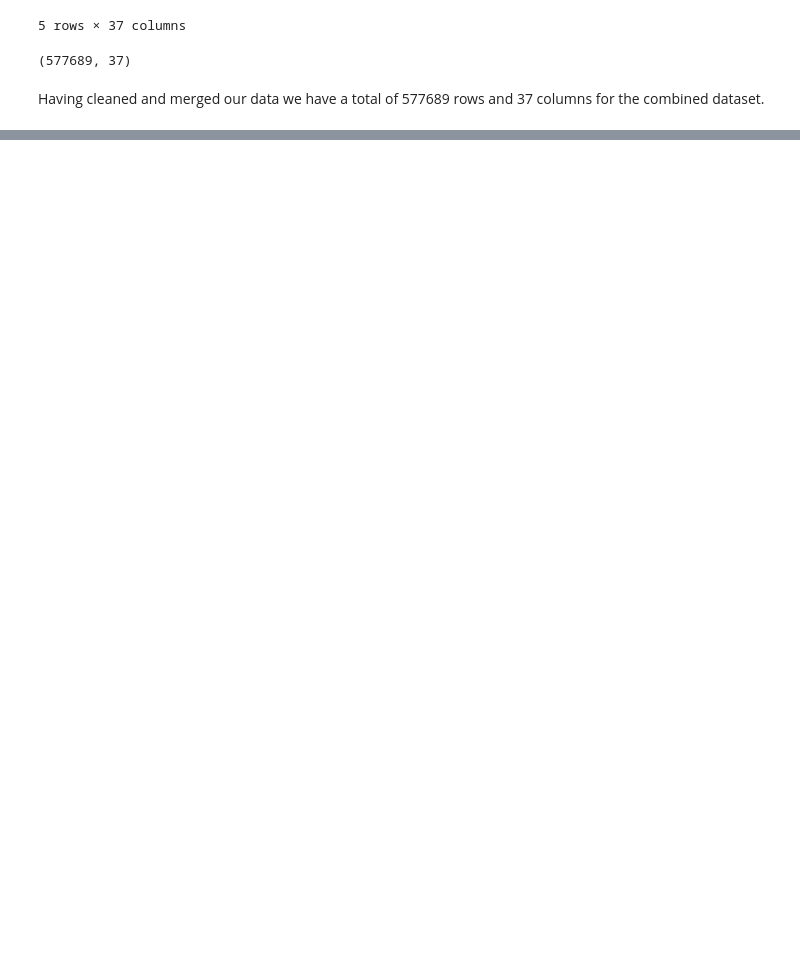
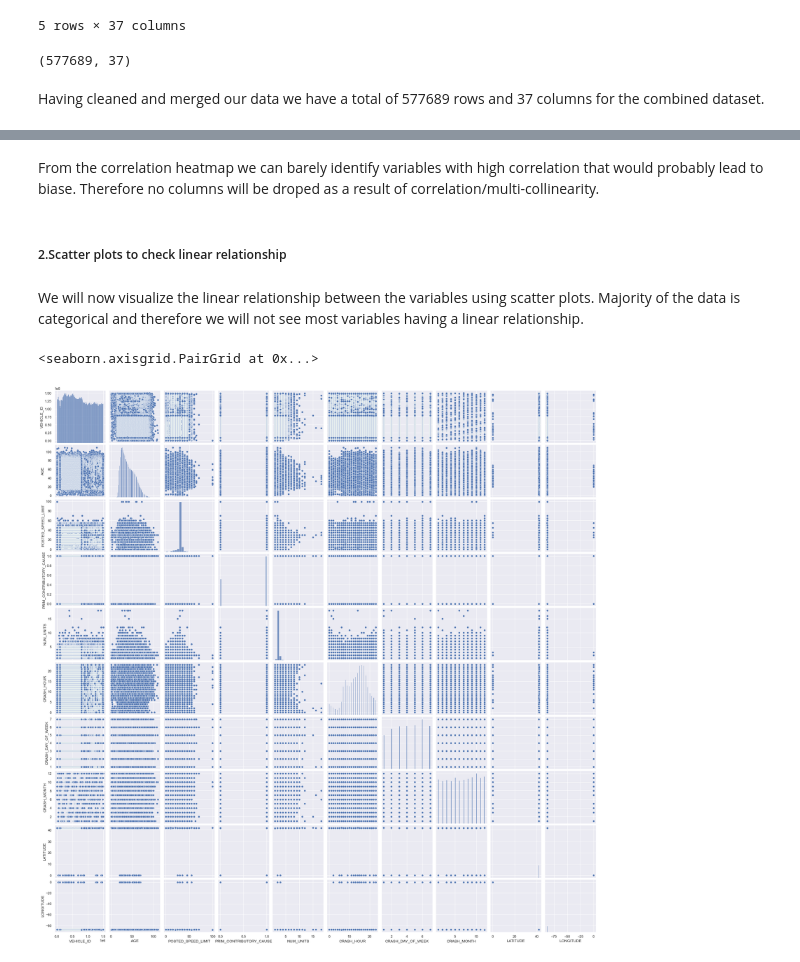
Before and after one commit to JIMWAMAE/Chicago_car_crashes_project, a Jupyter notebook: index.ipynb, the cells around one changed output, grey strips where cells are left out. Cells and saved outputs as stored; diff of their text form; code cells hidden in the pictures; blank space fills up the shorter version.

```diff
--- a/index.ipynb
+++ b/index.ipynb
@@ -440,0 +663,2 @@ Having cleaned and merged our data we have a total of 577689 rows and 37 columns
+# %%
+df_combined.ROADWAY_SURFACE_COND = df_combined.ROADWAY_SURFACE_COND.apply(lambda x: 'WINTER' if x in ['SNOW OR SLUSH','ICE'] else x)
@@ -440,0 +686,8 @@ Having cleaned and merged our data we have a total of 577689 rows and 37 columns
+# %%
+# Feature engineering weather condition
+df_combined.WEATHER_CONDITION = df_combined.WEATHER_CONDITION.apply(lambda x: 'SNOW' if x == 'BLOWING SNOW' else x)
+df_combined.WEATHER_CONDITION = df_combined.WEATHER_CONDITION.apply(lambda x: 'RAIN' if x in ['FREEZING RAIN/DRIZZLE',
+                                                                                        'SLEET/HAIL'] else x)
+df_combined.WEATHER_CONDITION = df_combined.WEATHER_CONDITION.apply(lambda x: 'OTHER' if x in ['FOG/SMOKE/HAZE',
+                                                                                         'SEVERE CROSS WIND GATE',
+                                                                                         'BLOWING SAND, SOIL, DIRT'] else x)
@@ -440,0 +717,3 @@ Having cleaned and merged our data we have a total of 577689 rows and 37 columns
+# %%
+# Feature engineering driver vision
+df_combined.DRIVER_VISION = df_combined.DRIVER_VISION.apply(lambda x: 'OBSCURED' if x not in ['NOT OBSCURED', 'UNKNOWN'] else x)
@@ -440,0 +735,4 @@ Having cleaned and merged our data we have a total of 577689 rows and 37 columns
+# %%
+# checking for correlation
+sns.set(rc={'figure.figsize':(20, 20)})
+sns.heatmap(df_combined.corr().abs(),annot=True);
@@ -440,0 +741,12 @@ Having cleaned and merged our data we have a total of 577689 rows and 37 columns
+# %% [markdown]
+From the correlation heatmap we can barely identify variables with high correlation that would probably lead to biase. Therefore no columns will be droped as a result of correlation/multi-collinearity.
+# %% [markdown]
+##### 2.Scatter plots to check linear relationship
+# %% [markdown]
+We will now visualize the linear relationship between the variables using scatter plots. Majority of the data is categorical and therefore we will not see most variables having a linear relationship.
+# %%
+# We will first look up our combined data set
+sns.pairplot(df_combined)
+# %% [output]
+<seaborn.axisgrid.PairGrid at 0x...>
+[figure, added]
```
Also changed, not shown: parts of 137 cells of this notebook, 1 other file.
